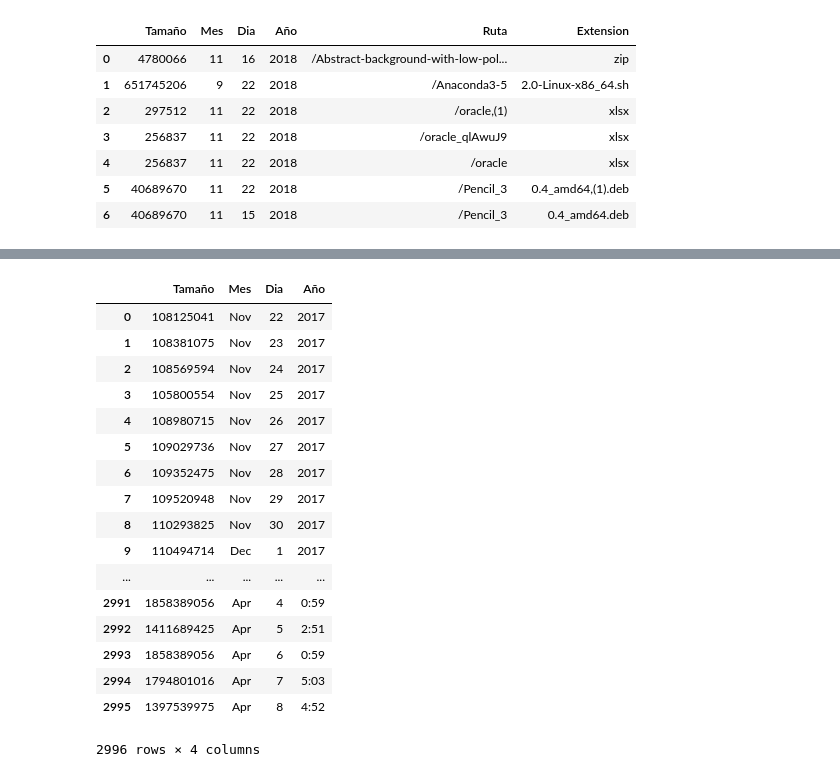
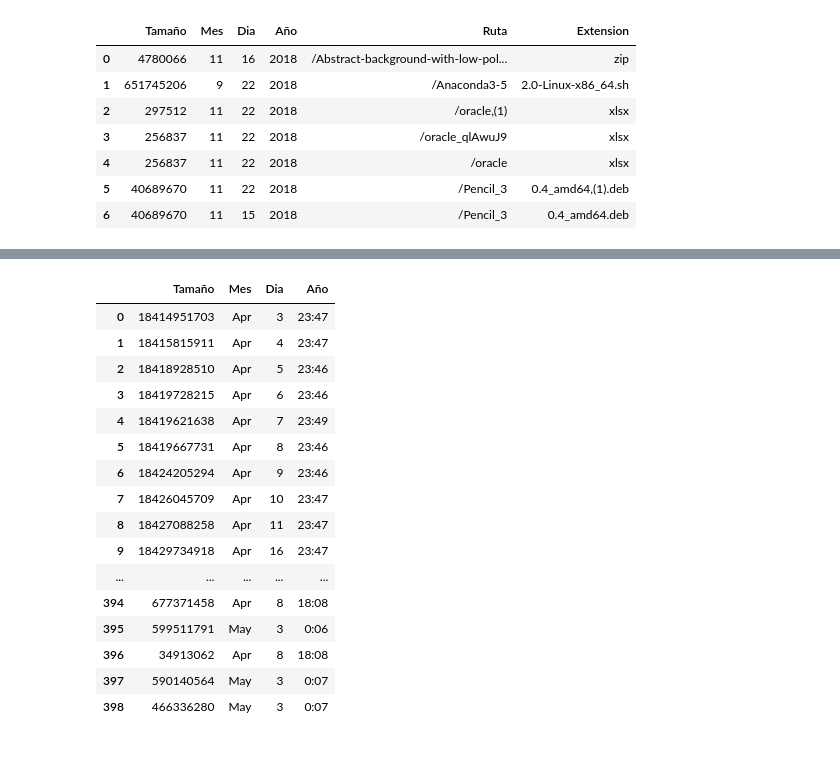
Before and after one commit to DavidIngx/PredictBackup, a Jupyter notebook: Untitled.ipynb, the cells around one changed output, grey strips where cells are left out. Drawn from its saved outputs; the diff is of its cells as text; code cells hidden in the pictures.

```diff
--- a/Untitled.ipynb
+++ b/Untitled.ipynb
@@ -120,7 +120,7 @@ df2.dropna()
 # %%
 import pandas as pd
 
-xd = pd.read_excel("/home/linux/Downloads/mysql2.xlsx").astype(str)
+xd = pd.read_excel("/home/linux/Downloads/oracle.xlsx").astype(str)
 #for x in xd["dos"]:
 #    print(x)
 
@@ -191,37 +209,42 @@ else:
 # %%
 xd["uno"] = xd["uno"].str.replace(' ',',')
+
 xd["uno"] = xd["uno"].str.replace(',,',',')
+xd["uno"] = xd["uno"].str.replace(',,,,',',')
 xd["uno"] = xd["uno"].str.replace('[',',')
 xd["uno"] = xd["uno"].str.replace(',','/')
 xd["uno"] = xd["uno"].str.replace('///','/')
 xd["uno"] = xd["uno"].str.replace('//','/')
+
+
 if(mysql == 0 ):
     xd5 = pd.DataFrame(xd.uno.str.split('/',6).tolist(), columns=["0","Tamaño", "Mes", "Dia","Año"])
-    xd5 = xd5.drop(columns=['0'])
+
+    xd5 = xd5.drop(columns=["0"])
 else:
     xd5 = pd.DataFrame(xd.uno.str.split('/',6).tolist(), columns=["0","Tamaño", "Mes", "Dia","Año"])
     xd5 = xd5.drop(columns=['0'])
-
+pd.set_option('display.max_rows', 20000)
+pd.set_option('display.max_columns', 20000)
 xd5
 # %% [output]
 |  | Tamaño | Mes | Dia | Año |
-| 0 | 108125041 | Nov | 22 | 2017 |
-| 1 | 108381075 | Nov | 23 | 2017 |
-| 2 | 108569594 | Nov | 24 | 2017 |
-| 3 | 105800554 | Nov | 25 | 2017 |
-| 4 | 108980715 | Nov | 26 | 2017 |
-| 5 | 109029736 | Nov | 27 | 2017 |
-| 6 | 109352475 | Nov | 28 | 2017 |
-| 7 | 109520948 | Nov | 29 | 2017 |
-| 8 | 110293825 | Nov | 30 | 2017 |
-| 9 | 110494714 | Dec | 1 | 2017 |
+| 0 | 18414951703 | Apr | 3 | 23:47 |
+| 1 | 18415815911 | Apr | 4 | 23:47 |
+| 2 | 18418928510 | Apr | 5 | 23:46 |
+| 3 | 18419728215 | Apr | 6 | 23:46 |
+| 4 | 18419621638 | Apr | 7 | 23:49 |
+| 5 | 18419667731 | Apr | 8 | 23:46 |
+| 6 | 18424205294 | Apr | 9 | 23:46 |
+| 7 | 18426045709 | Apr | 10 | 23:47 |
+| 8 | 18427088258 | Apr | 11 | 23:47 |
+| 9 | 18429734918 | Apr | 16 | 23:47 |
 | ... | ... | ... | ... | ... |
-| 2991 | 1858389056 | Apr | 4 | 0:59 |
-| 2992 | 1411689425 | Apr | 5 | 2:51 |
-| 2993 | 1858389056 | Apr | 6 | 0:59 |
-| 2994 | 1794801016 | Apr | 7 | 5:03 |
-| 2995 | 1397539975 | Apr | 8 | 4:52 |
+| 394 | 677371458 | Apr | 8 | 18:08 |
+| 395 | 599511791 | May | 3 | 0:06 |
+| 396 | 34913062 | Apr | 8 | 18:08 |
+| 397 | 590140564 | May | 3 | 0:07 |
+| 398 | 466336280 | May | 3 | 0:07 |
-2996 rows × 4 columns
 # %%
 
 xd5["Raiz"]=xd4["Raiz"]
```
Also changed, not shown: parts of 10 cells of this notebook, 30 other files.
